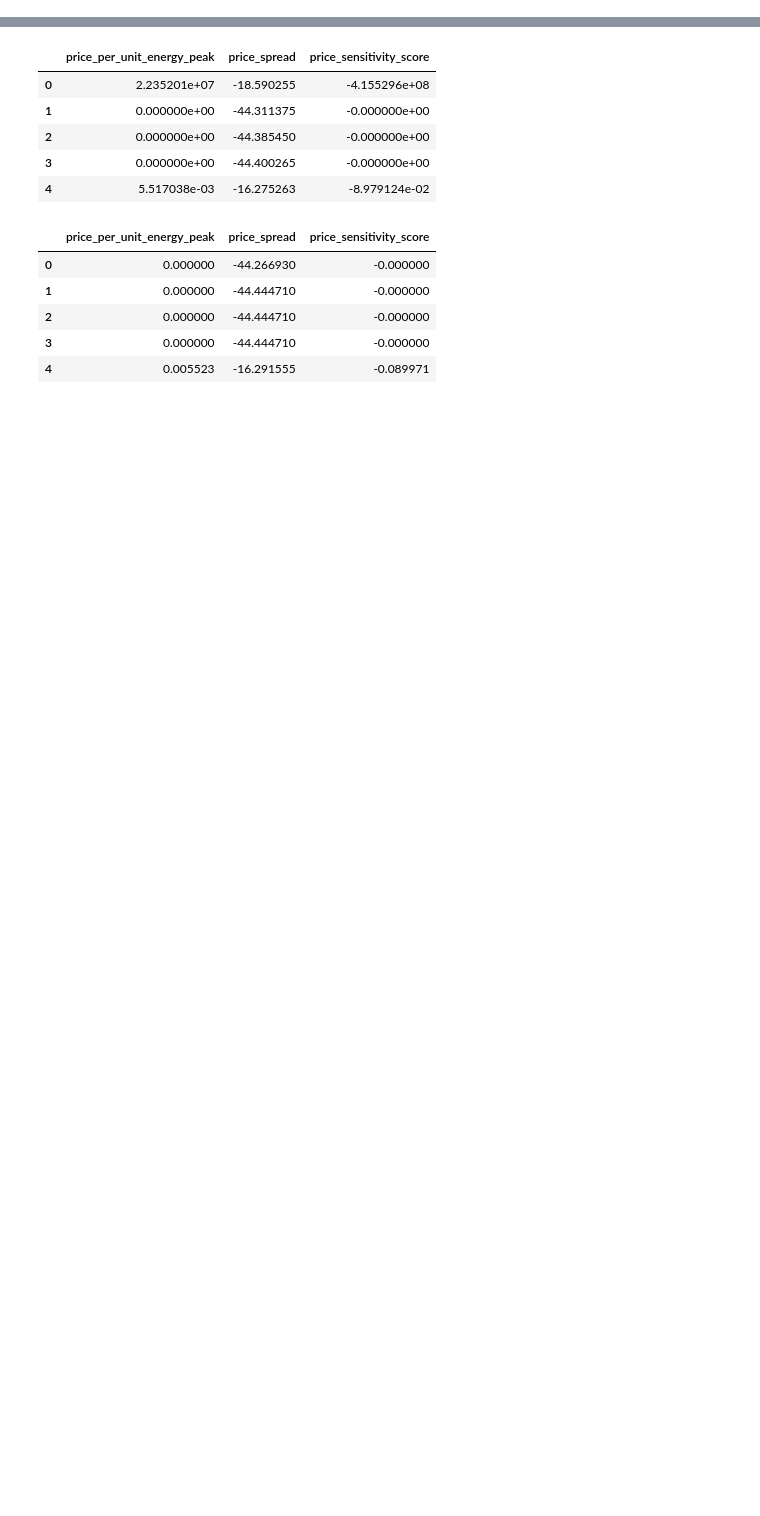
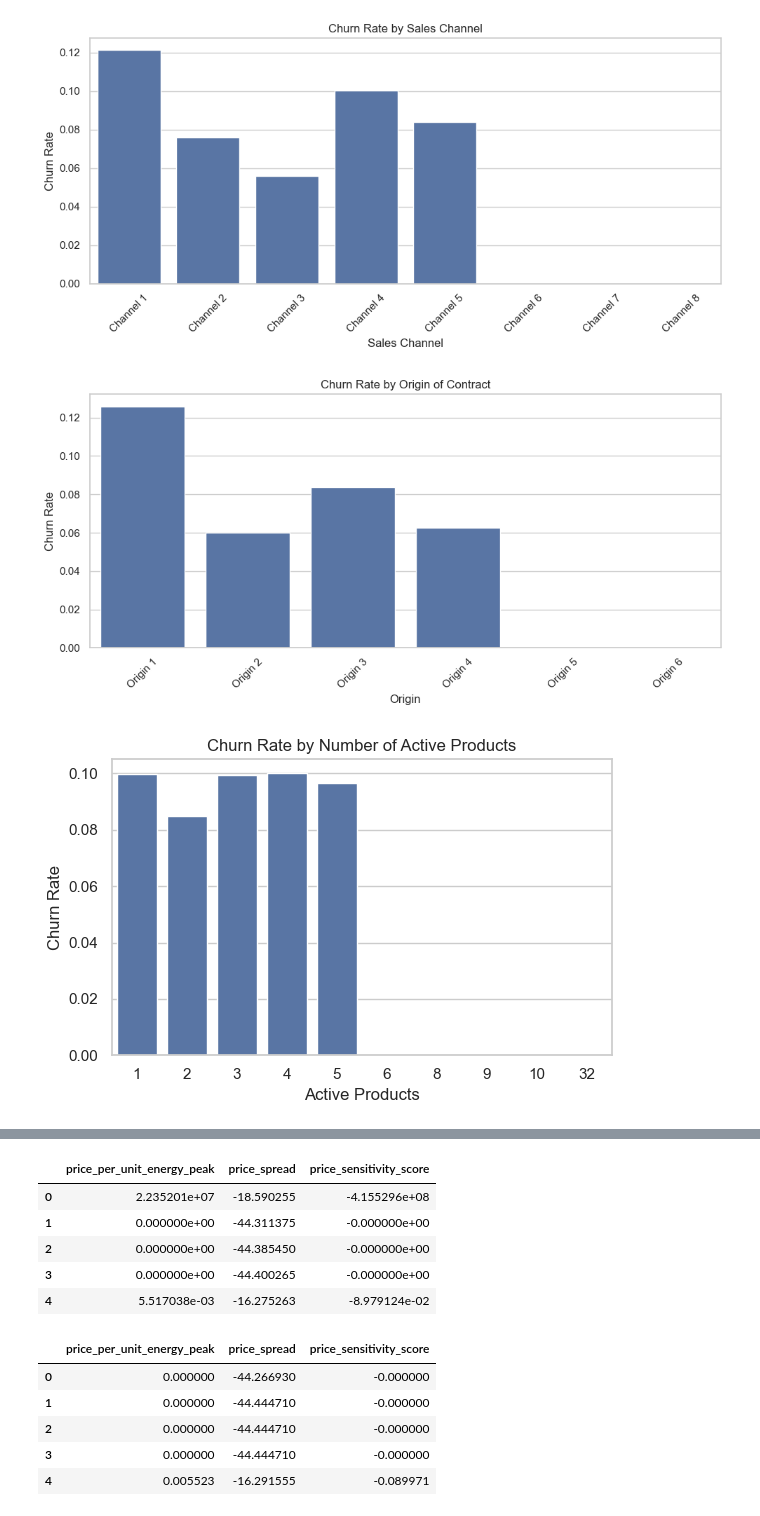
Before and after one commit to tripathi-ayushi/powerco-churn-analysis, a Jupyter notebook: notebooks/powerco_final_submission.ipynb, the cells around one changed output, grey strips where cells are left out. Saved outputs shown, nothing was run; the diff lists cells and outputs as text; code cells hidden in the pictures; blank space fills up the shorter version.

```diff
--- a/notebooks/powerco_final_submission.ipynb
+++ b/notebooks/powerco_final_submission.ipynb
@@ -191,0 +174,49 @@ Shape after merging with latest prices: (14606, 33)
+# %%
+# Step 1: Clean `channel_sales`
+channel_map = {
+    val: f"Channel {i+1}"
+    for i, val in enumerate(client_df['channel_sales'].dropna().unique())
+}
+client_df['channel_sales_clean'] = client_df['channel_sales'].map(channel_map)
+client_df['channel_sales_clean'].fillna("Unknown", inplace=True)
+
+# Step 2: Clean `origin_up`
+origin_map = {
+    val: f"Origin {i+1}"
+    for i, val in enumerate(client_df['origin_up'].dropna().unique())
+}
+client_df['origin_up_clean'] = client_df['origin_up'].map(origin_map)
+client_df['origin_up_clean'].fillna("Unknown", inplace=True)
+
+# Step 3: Visualize churn by sales channel
+plt.figure(figsize=(10, 5))
+sns.barplot(data=client_df, x='channel_sales_clean', y='churn', errorbar=None)
+plt.title("Churn Rate by Sales Channel")
+plt.xlabel("Sales Channel")
+plt.ylabel("Churn Rate")
+plt.xticks(rotation=45)
+plt.tight_layout()
+plt.show()
+
+# Step 4: Visualize churn by origin of contract
+plt.figure(figsize=(10, 5))
+sns.barplot(data=client_df, x='origin_up_clean', y='churn', errorbar=None)
+plt.title("Churn Rate by Origin of Contract")
+plt.xlabel("Origin")
+plt.ylabel("Churn Rate")
+plt.xticks(rotation=45)
+plt.tight_layout()
+plt.show()
+
+# Step 5: Visualize churn by number of active products
+plt.figure(figsize=(6, 4))
+sns.barplot(data=client_df, x='nb_prod_act', y='churn', errorbar=None)
+plt.title("Churn Rate by Number of Active Products")
+plt.xlabel("Active Products")
+plt.ylabel("Churn Rate")
+plt.tight_layout()
+plt.show()
+# %% [output]
+[figure, added]
+[figure, added]
+[figure, added]
```
Also changed, not shown: parts of 32 cells of this notebook.
